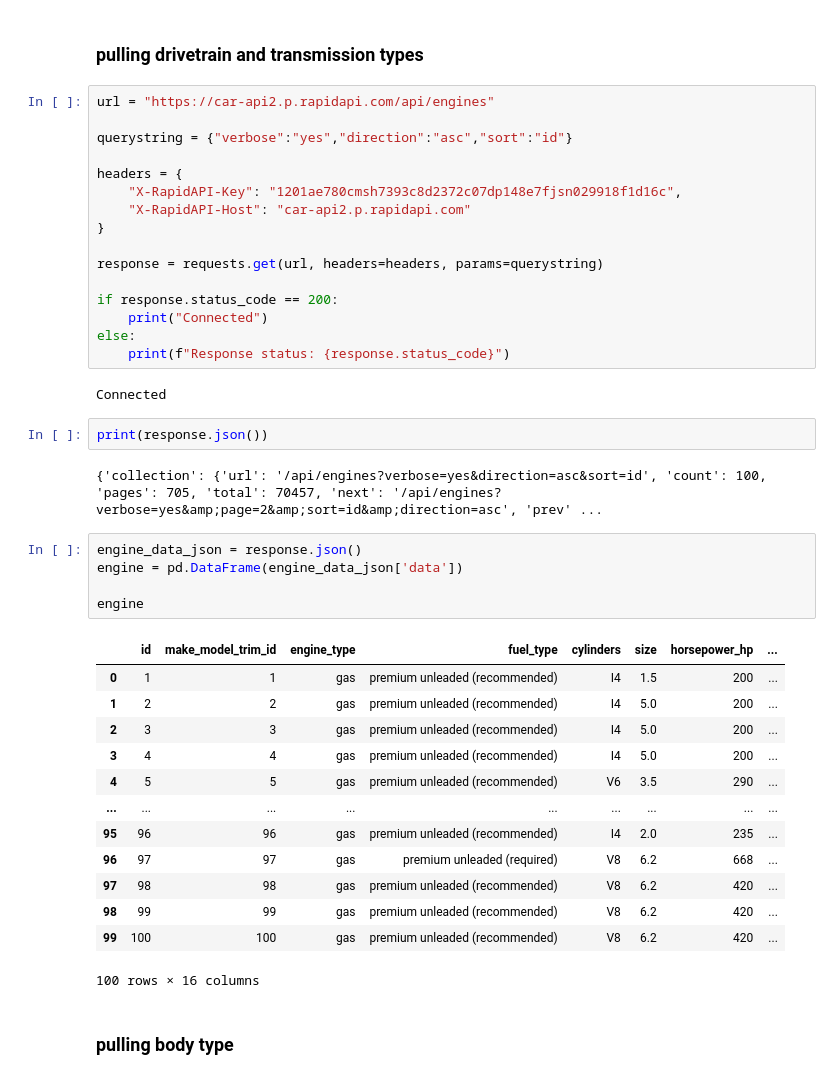
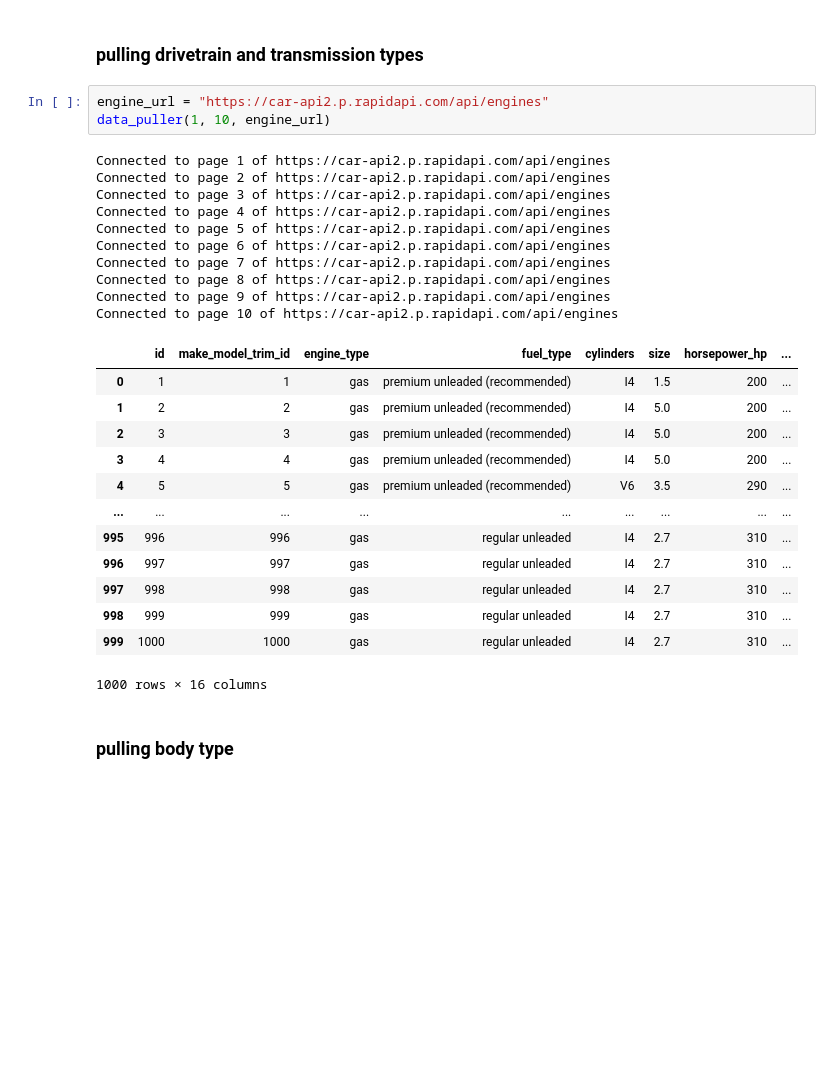
Before and after one commit to jlu7922/capstone, a Jupyter notebook: data-scrape.ipynb, the cells around one changed output. Cells and saved outputs as stored; diff of their text form; blank space fills up the shorter version.

```diff
--- a/data-scrape.ipynb
+++ b/data-scrape.ipynb
@@ -8,46 +38,32 @@ import requests
 # %% [markdown]
 ### pulling drivetrain and transmission types
 # %%
-url = "https://car-api2.p.rapidapi.com/api/engines"
-
-querystring = {"verbose":"yes","direction":"asc","sort":"id"}
-
-headers = {
-    "X-RapidAPI-Key": "1201ae780cmsh7393c8d2372c07dp148e7fjsn029918f1d16c",
-    "X-RapidAPI-Host": "car-api2.p.rapidapi.com"
-}
-
-response = requests.get(url, headers=headers, params=querystring)
-
-if response.status_code == 200:
-    print("Connected")
-else:
-    print(f"Response status: {response.status_code}")
+engine_url = "https://car-api2.p.rapidapi.com/api/engines"
+data_puller(1, 10, engine_url)
 # %% [output]
-Connected
+Connected to page 1 of https://car-api2.p.rapidapi.com/api/engines
+Connected to page 2 of https://car-api2.p.rapidapi.com/api/engines
+Connected to page 3 of https://car-api2.p.rapidapi.com/api/engines
+Connected to page 4 of https://car-api2.p.rapidapi.com/api/engines
+Connected to page 5 of https://car-api2.p.rapidapi.com/api/engines
+Connected to page 6 of https://car-api2.p.rapidapi.com/api/engines
+Connected to page 7 of https://car-api2.p.rapidapi.com/api/engines
+Connected to page 8 of https://car-api2.p.rapidapi.com/api/engines
+Connected to page 9 of https://car-api2.p.rapidapi.com/api/engines
+Connected to page 10 of https://car-api2.p.rapidapi.com/api/engines
+|  | id | make_model_trim_id | engine_type | fuel_type | cylinders | size | horsepower_hp | ... |
+| 0 | 1 | 1 | gas | premium unleaded (recommended) | I4 | 1.5 | 200 | ... |
+| 1 | 2 | 2 | gas | premium unleaded (recommended) | I4 | 5.0 | 200 | ... |
+| 2 | 3 | 3 | gas | premium unleaded (recommended) | I4 | 5.0 | 200 | ... |
+| 3 | 4 | 4 | gas | premium unleaded (recommended) | I4 | 5.0 | 200 | ... |
+| 4 | 5 | 5 | gas | premium unleaded (recommended) | V6 | 3.5 | 290 | ... |
+| ... | ... | ... | ... | ... | ... | ... | ... | ... |
+| 995 | 996 | 996 | gas | regular unleaded | I4 | 2.7 | 310 | ... |
+| 996 | 997 | 997 | gas | regular unleaded | I4 | 2.7 | 310 | ... |
+| 997 | 998 | 998 | gas | regular unleaded | I4 | 2.7 | 310 | ... |
+| 998 | 999 | 999 | gas | regular unleaded | I4 | 2.7 | 310 | ... |
+| 999 | 1000 | 1000 | gas | regular unleaded | I4 | 2.7 | 310 | ... |
+1000 rows × 16 columns
-# %%
-print(response.json())
-# %% [output]
-{'collection': {'url': '/api/engines?verbose=yes&direction=asc&sort=id', 'count': 100, 'pages': 705, 'total': 70457, 'next': '/api/engines?verbose=yes&amp;page=2&amp;sort=id&amp;direction=asc', 'prev' ...
-# %%
-engine_data_json = response.json()
-engine = pd.DataFrame(engine_data_json['data'])
-
-engine
-# %% [output]
-|  | id | make_model_trim_id | engine_type | fuel_type | cylinders | size | horsepower_hp | ... |
-| 0 | 1 | 1 | gas | premium unleaded (recommended) | I4 | 1.5 | 200 | ... |
-| 1 | 2 | 2 | gas | premium unleaded (recommended) | I4 | 5.0 | 200 | ... |
-| 2 | 3 | 3 | gas | premium unleaded (recommended) | I4 | 5.0 | 200 | ... |
-| 3 | 4 | 4 | gas | premium unleaded (recommended) | I4 | 5.0 | 200 | ... |
-| 4 | 5 | 5 | gas | premium unleaded (recommended) | V6 | 3.5 | 290 | ... |
-| ... | ... | ... | ... | ... | ... | ... | ... | ... |
-| 95 | 96 | 96 | gas | premium unleaded (recommended) | I4 | 2.0 | 235 | ... |
-| 96 | 97 | 97 | gas | premium unleaded (required) | V8 | 6.2 | 668 | ... |
-| 97 | 98 | 98 | gas | premium unleaded (recommended) | V8 | 6.2 | 420 | ... |
-| 98 | 99 | 99 | gas | premium unleaded (recommended) | V8 | 6.2 | 420 | ... |
-| 99 | 100 | 100 | gas | premium unleaded (recommended) | V8 | 6.2 | 420 | ... |
-100 rows × 16 columns
 # %% [markdown]
 ### pulling body type
 # %%
```
Also changed, not shown: parts of 8 cells of this notebook.
